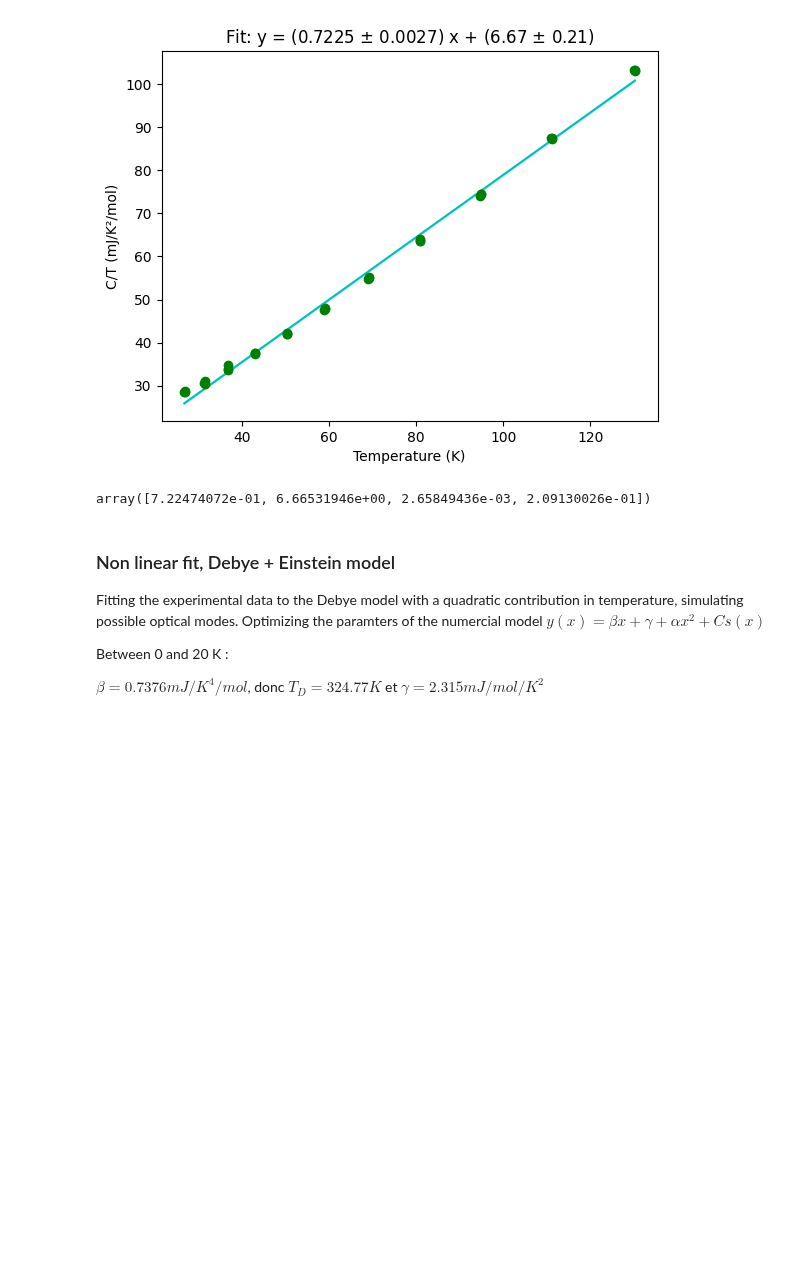
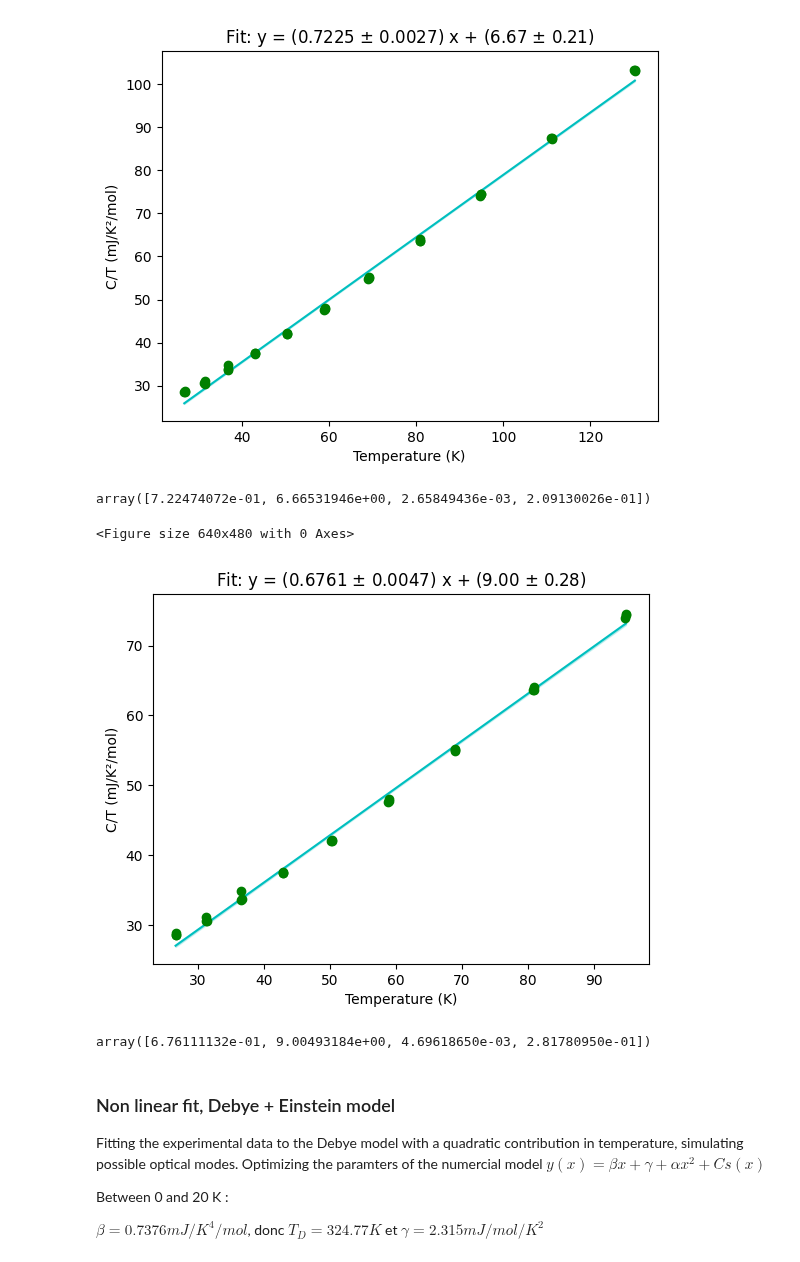
Before and after one commit to Gamal-on/YBCO, a Jupyter notebook: results_YBCO_ISIS.ipynb, the cells around one changed output. Drawn from its saved outputs; the diff is of its cells as text; code cells hidden in the pictures; blank space fills up the shorter version.

```diff
--- a/results_YBCO_ISIS.ipynb
+++ b/results_YBCO_ISIS.ipynb
@@ -74,6 +74,13 @@ linear_acoustic_fit.linear_fit(25, 144, cnt.squared_temperature_ISIS, cnt.hc_div
 <Figure size 640x480 with 0 Axes>
 [figure]
 array([7.22474072e-01, 6.66531946e+00, 2.65849436e-03, 2.09130026e-01])
+# %%
+linear_acoustic_fit.linear_fit(25, 100, cnt.squared_temperature_ISIS, cnt.hc_div_temp_ISIS,
+                               cnt.err_squared_temperature_ISIS,cnt.err_hc_div_temp_ISIS)
+# %% [output]
+<Figure size 640x480 with 0 Axes>
+[figure, added]
+array([6.76111132e-01, 9.00493184e+00, 4.69618650e-03, 2.81780950e-01])
 # %% [markdown]
 ### Non linear fit, Debye + Einstein model
 
```
Also changed, not shown: 6 other files.
